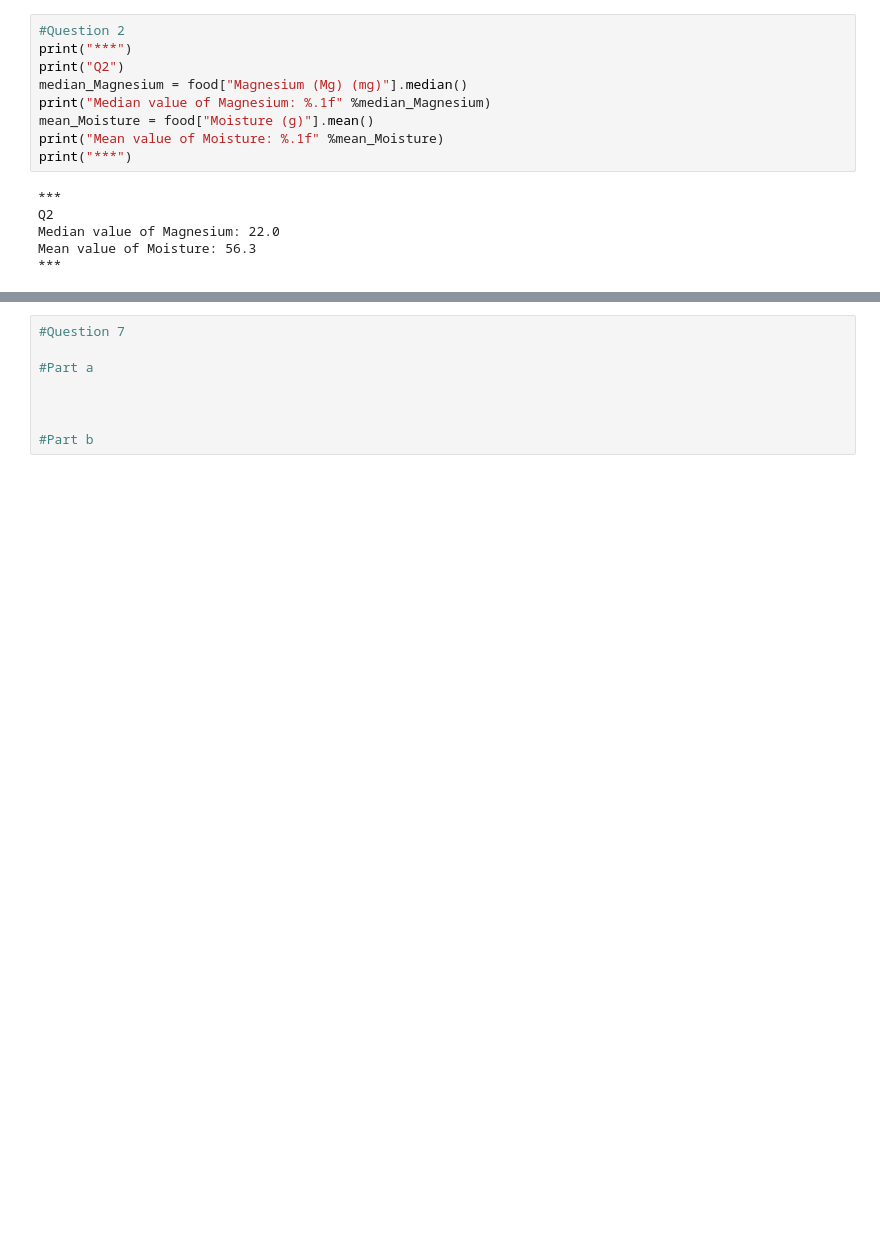
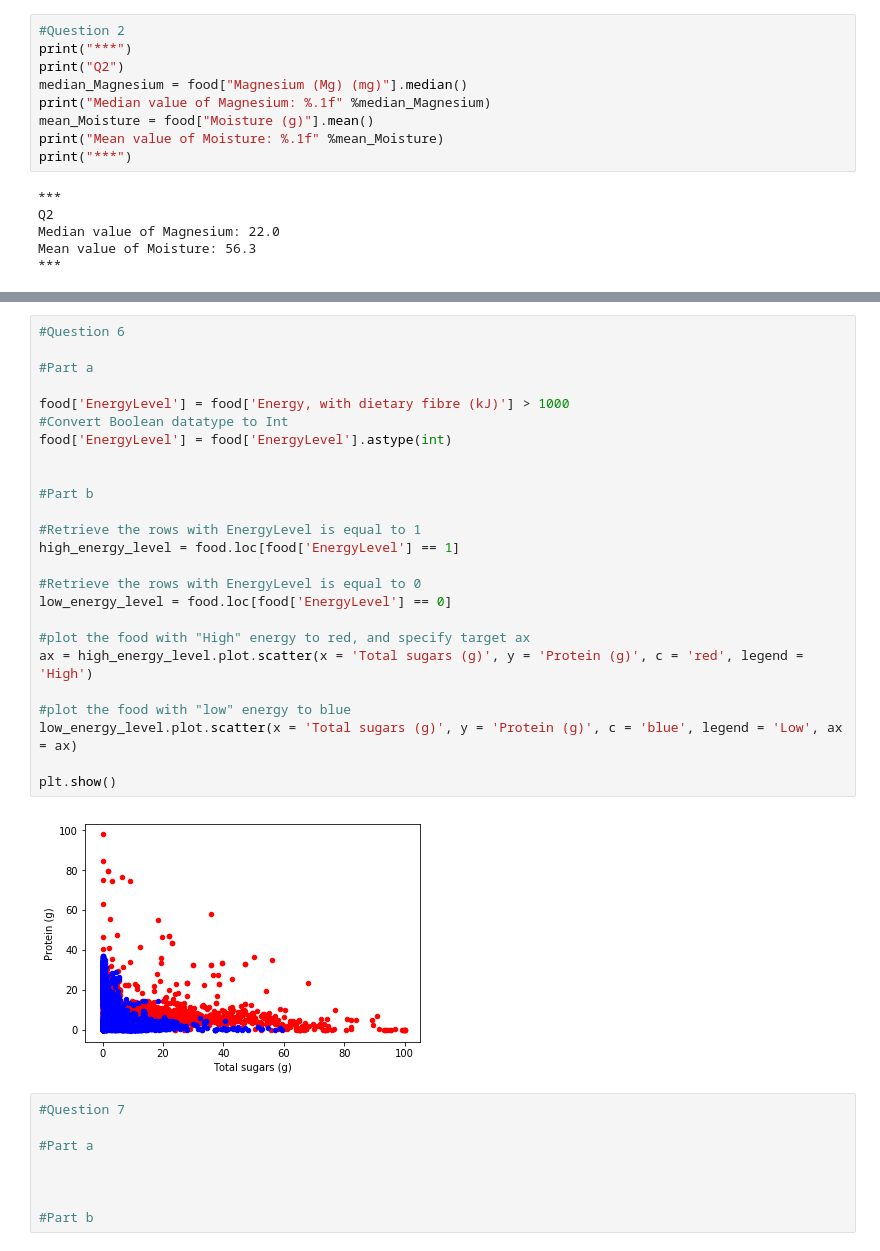
Before and after one commit to wrrnw/edp-project1, a Jupyter notebook: notebook-for-answers.ipynb, the cells around one changed output, grey strips where cells are left out. Saved outputs shown, nothing was run; the diff lists cells and outputs as text; blank space fills up the shorter version.

```diff
--- a/notebook-for-answers.ipynb
+++ b/notebook-for-answers.ipynb
@@ -123,3 +210,30 @@ cereal_based.loc[:, ['Total fat (g)', 'Protein (g)']].plot(kind = 'box')
+# %%
+#Question 6
+
+#Part a
+
+food['EnergyLevel'] = food['Energy, with dietary fibre (kJ)'] > 1000
+#Convert Boolean datatype to Int
+food['EnergyLevel'] = food['EnergyLevel'].astype(int)
+
+
+#Part b
+
+#Retrieve the rows with EnergyLevel is equal to 1
+high_energy_level = food.loc[food['EnergyLevel'] == 1]
+
+#Retrieve the rows with EnergyLevel is equal to 0
+low_energy_level = food.loc[food['EnergyLevel'] == 0]
+
+#plot the food with "High" energy to red, and specify target ax
+ax = high_energy_level.plot.scatter(x = 'Total sugars (g)', y = 'Protein (g)', c = 'red', legend = 'High')
+
+#plot the food with "low" energy to blue
+low_energy_level.plot.scatter(x = 'Total sugars (g)', y = 'Protein (g)', c = 'blue', legend = 'Low', ax = ax)
+
+plt.show()
+# %% [output]
+[figure, added]
 # %%
 #Question 7
 
```
Also changed, not shown: parts of 11 cells of this notebook.
